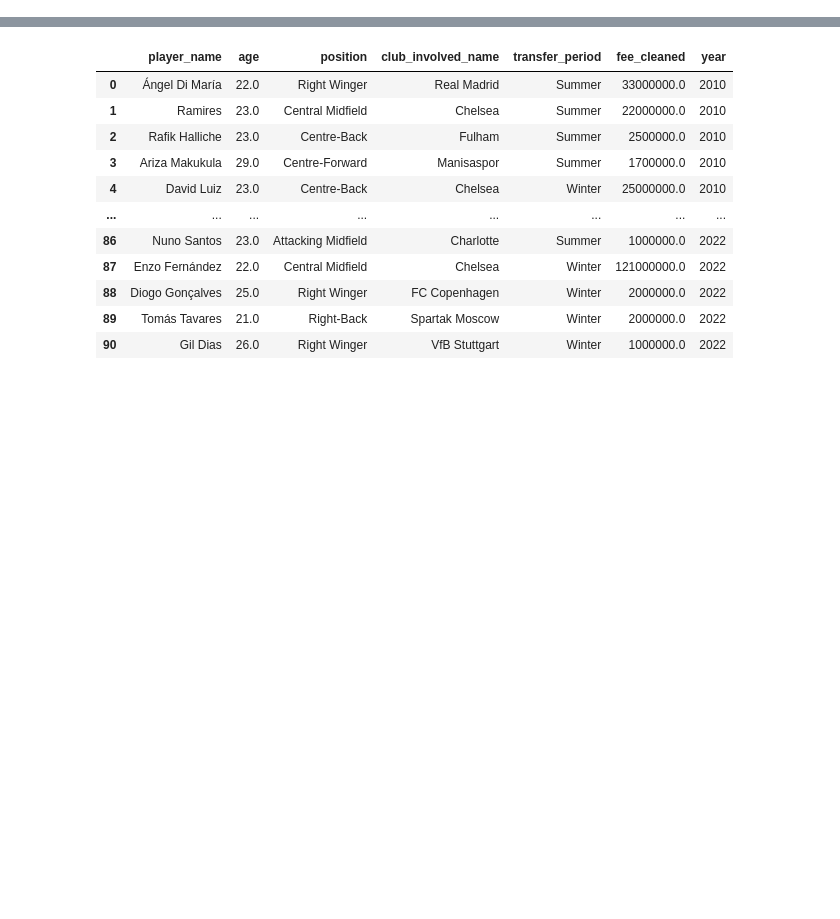
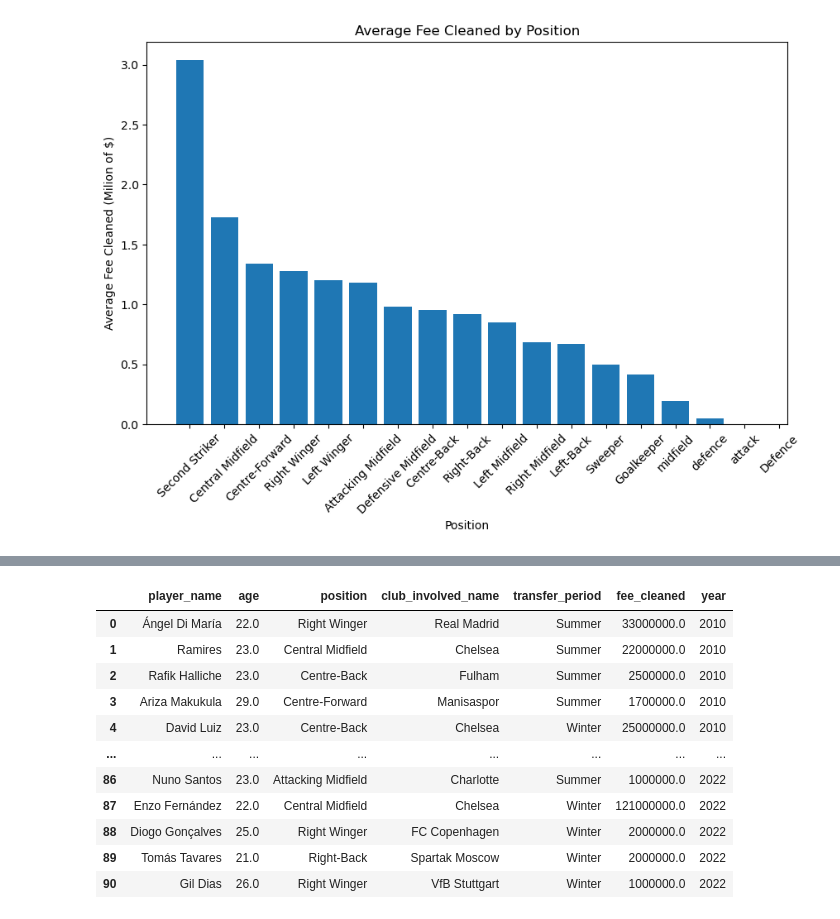
Before and after one commit to edb-313/Football_players_trasfer_value, a Jupyter notebook: Transfers_cleaning.ipynb, the cells around one changed output, grey strips where cells are left out. Saved outputs shown, nothing was run; the diff lists cells and outputs as text; code cells hidden in the pictures; blank space fills up the shorter version.

```diff
--- a/Transfers_cleaning.ipynb
+++ b/Transfers_cleaning.ipynb
@@ -6,0 +49,13 @@ df=pd.read_csv(url)
+# %%
+df_grouped = df.groupby(['position'])['fee_cleaned'].mean().reset_index()
+df_grouped = df_grouped.sort_values(by=['fee_cleaned'], ascending=False)
+
+plt.figure(figsize=(10, 6))  # Set the figure size
+plt.bar(df_grouped['position'], df_grouped['fee_cleaned'])
+plt.xticks(rotation=45)
+plt.xlabel('Position')
+plt.ylabel('Average Fee Cleaned (Milion of $)')
+plt.title('Average Fee Cleaned by Position')
+plt.show()
+# %% [output]
+[figure, added]
```
Also changed, not shown: parts of 10 cells of this notebook, 38 other files.
